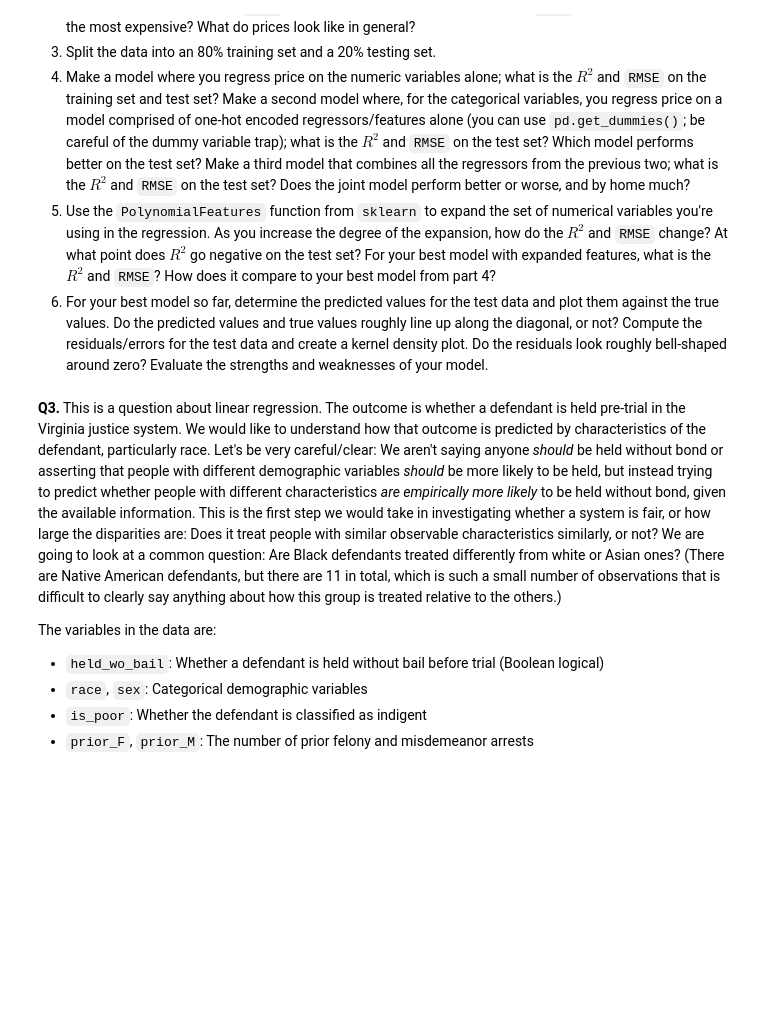
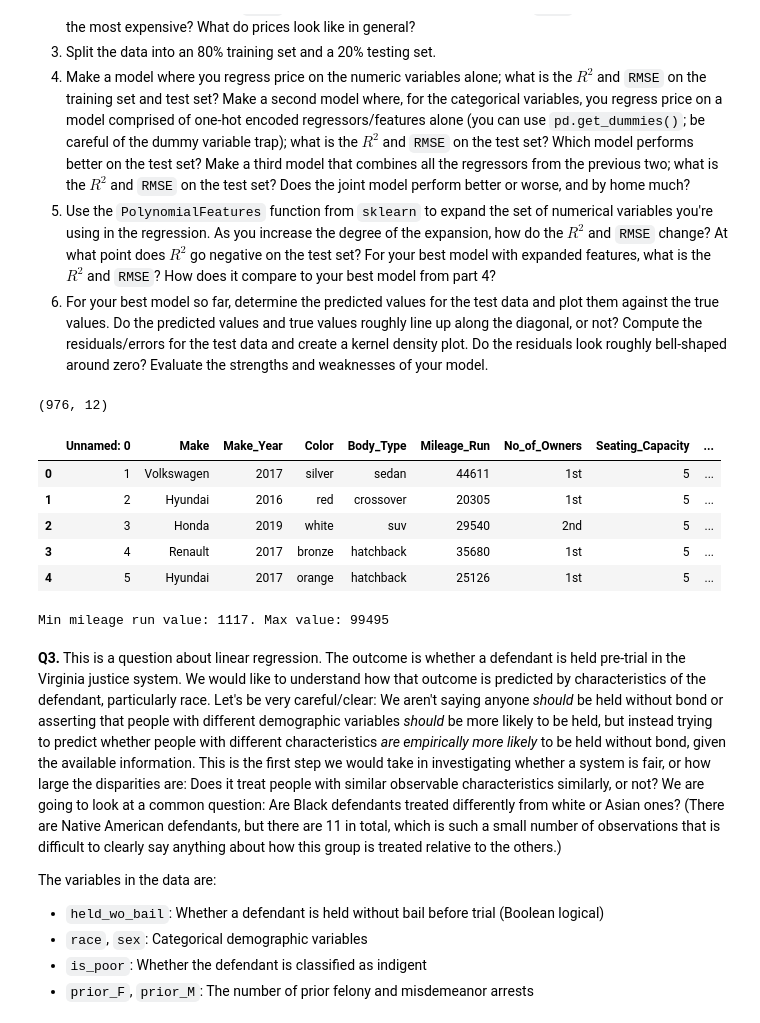
Before and after one commit to ctogs/DS-3001-IAs, a Jupyter notebook: assignment6-linear_regression/assignment.ipynb, the cells around one changed output. Saved outputs shown, nothing was run; the diff lists cells and outputs as text; code cells hidden in the pictures; blank space fills up the shorter version.

```diff
--- a/assignment6-linear_regression/assignment.ipynb
+++ b/assignment6-linear_regression/assignment.ipynb
@@ -50,6 +182,24 @@ df.head()
   4. Make a model where you regress price on the numeric variables alone; what is the $R^2$ and `RMSE` on the training set and test set? Make a second model where, for the categorical variables, you regress price on a model comprised of one-hot encoded regressors/features alone (you can use `pd.get_dummies()`; be careful of the dummy variable trap); what is the $R^2$ and `RMSE` on the test set? Which model performs better on the test set? Make a third model that combines all the regressors from the previous two; what is the $R^2$ and `RMSE` on the test set? Does the joint model perform better or worse, and by home much?
   5. Use the `PolynomialFeatures` function from `sklearn` to expand the set of numerical variables you're using in the regression. As you increase the degree of the expansion, how do the $R^2$ and `RMSE` change? At what point does $R^2$ go negative on the test set? For your best model with expanded features, what is the $R^2$ and `RMSE`? How does it compare to your best model from part 4?
   6. For your best model so far, determine the predicted values for the test data and plot them against the true values. Do the predicted values and true values roughly line up along the diagonal, or not? Compute the residuals/errors for the test data and create a kernel density plot. Do the residuals look roughly bell-shaped around zero? Evaluate the strengths and weaknesses of your model.
+# %%
+# 1. Load `cars_hw.csv`. These data were really dirty, and I've already cleaned them a significant amount in terms of missing values and other issues, but some issues remain (e.g. outliers, badly scaled variables that require a log or arcsinh transformation). Clean the data however you think is most appropriate.
+df = pd.read_csv('./data/cars_hw.csv')
+print(df.shape, '\n')
+df.head()
+# %% [output]
+(976, 12)
+|  | Unnamed: 0 | Make | Make_Year | Color | Body_Type | Mileage_Run | No_of_Owners | Seating_Capacity | ... |
+| 0 | 1 | Volkswagen | 2017 | silver | sedan | 44611 | 1st | 5 | ... |
+| 1 | 2 | Hyundai | 2016 | red | crossover | 20305 | 1st | 5 | ... |
+| 2 | 3 | Honda | 2019 | white | suv | 29540 | 2nd | 5 | ... |
+| 3 | 4 | Renault | 2017 | bronze | hatchback | 35680 | 1st | 5 | ... |
+| 4 | 5 | Hyundai | 2017 | orange | hatchback | 25126 | 1st | 5 | ... |
+# %%
+print(f"Min mileage run value: {min(df['Mileage_Run'].values)}. Max value: {max(df['Mileage_Run'].values)}")
+# The difference between min and max is pretty big, indicating some bad scaling.
+# %% [output]
+Min mileage run value: 1117. Max value: 99495
 # %% [markdown]
 **Q3.** This is a question about linear regression. The outcome is whether a defendant is held pre-trial in the Virginia justice system. We would like to understand how that outcome is predicted by characteristics of the defendant, particularly race. Let's be very careful/clear: We aren't saying anyone *should* be held without bond or asserting that people with different demographic variables *should* be more likely to be held, but instead trying to predict whether people with different characteristics *are empirically more likely* to be held without bond, given the available information. This is the first step we would take in investigating whether a system is fair, or how large the disparities are: Does it treat people with similar observable characteristics similarly, or not? We are going to look at a common question: Are Black defendants treated differently from white or Asian ones? (There are Native American defendants, but there are 11 in total, which is such a small number of observations that is difficult to clearly say anything about how this group is treated relative to the others.)
 
```
Also changed, not shown: parts of 13 cells of this notebook.
